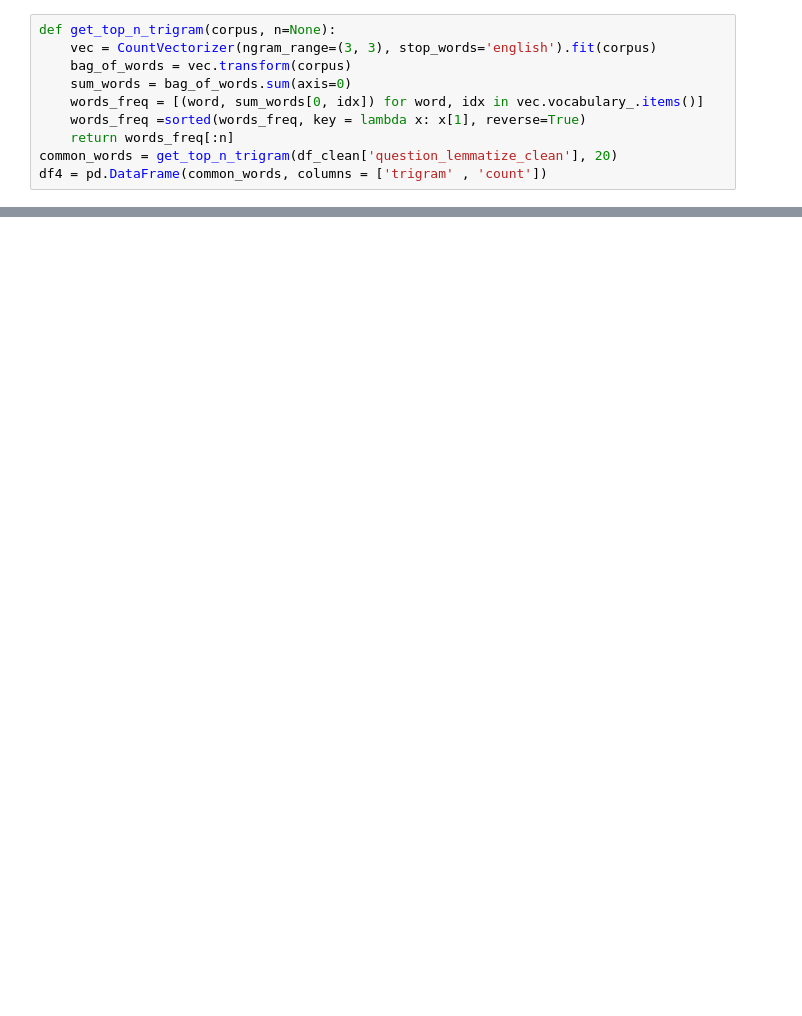
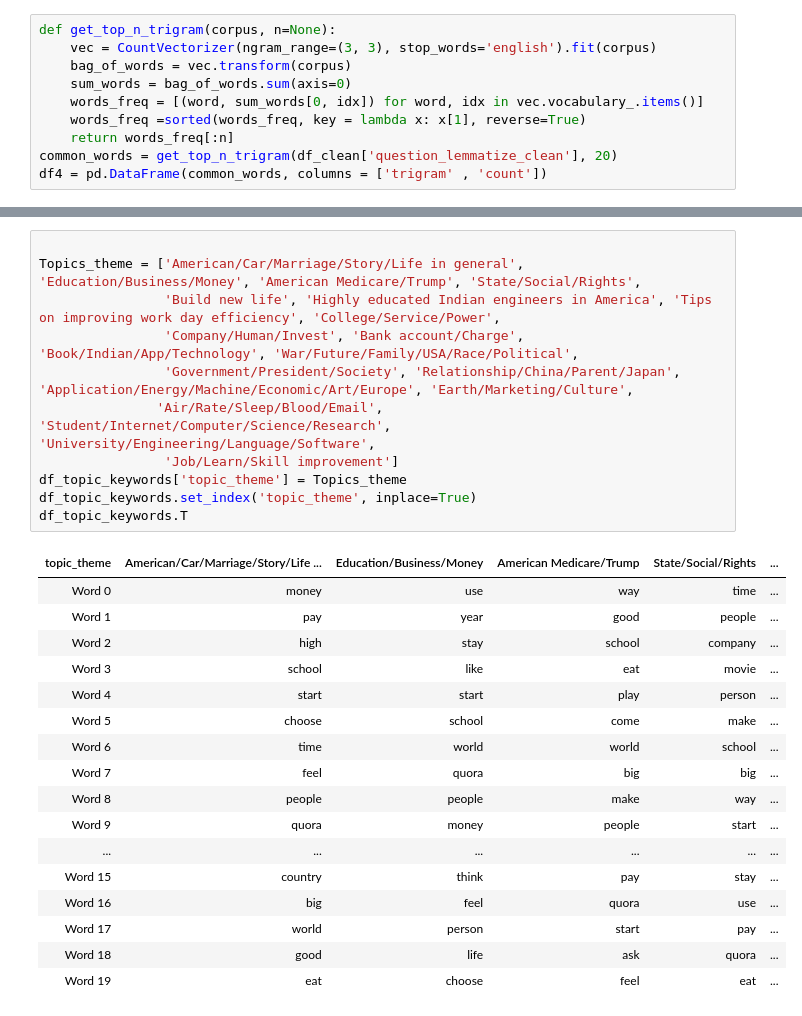
Before and after one commit to mihirKachroo/NLP-Topic-Modelling, a Jupyter notebook: NLP Topic Modelling/Quora NLP Topic Modelling.ipynb, the cells around one changed output, grey strips where cells are left out. Cells and saved outputs as stored; diff of their text form; blank space fills up the shorter version.

```diff
--- a/NLP Topic Modelling/Quora NLP Topic Modelling.ipynb
+++ b/NLP Topic Modelling/Quora NLP Topic Modelling.ipynb
@@ -268,0 +399,29 @@ df4 = pd.DataFrame(common_words, columns = ['trigram' , 'count'])
+# %%
+
+Topics_theme = ['American/Car/Marriage/Story/Life in general', 'Education/Business/Money', 'American Medicare/Trump', 'State/Social/Rights',
+                'Build new life', 'Highly educated Indian engineers in America', 'Tips on improving work day efficiency', 'College/Service/Power',
+                'Company/Human/Invest', 'Bank account/Charge', 'Book/Indian/App/Technology', 'War/Future/Family/USA/Race/Political',
+                'Government/President/Society', 'Relationship/China/Parent/Japan', 'Application/Energy/Machine/Economic/Art/Europe', 'Earth/Marketing/Culture',
+               'Air/Rate/Sleep/Blood/Email', 'Student/Internet/Computer/Science/Research', 'University/Engineering/Language/Software',
+                'Job/Learn/Skill improvement']
+df_topic_keywords['topic_theme'] = Topics_theme
+df_topic_keywords.set_index('topic_theme', inplace=True)
+df_topic_keywords.T
+# %% [output]
+| topic_theme | American/Car/Marriage/Story/Life ... | Education/Business/Money | American Medicare/Trump | State/Social/Rights | ... |
+| Word 0 | money | use | way | time | ... |
+| Word 1 | pay | year | good | people | ... |
+| Word 2 | high | stay | school | company | ... |
+| Word 3 | school | like | eat | movie | ... |
+| Word 4 | start | start | play | person | ... |
+| Word 5 | choose | school | come | make | ... |
+| Word 6 | time | world | world | school | ... |
+| Word 7 | feel | quora | big | big | ... |
+| Word 8 | people | people | make | way | ... |
+| Word 9 | quora | money | people | start | ... |
+| ... | ... | ... | ... | ... | ... |
+| Word 15 | country | think | pay | stay | ... |
+| Word 16 | big | feel | quora | use | ... |
+| Word 17 | world | person | start | pay | ... |
+| Word 18 | good | life | ask | quora | ... |
+| Word 19 | eat | choose | feel | eat | ... |
```
Also changed, not shown: parts of 23 cells of this notebook.
